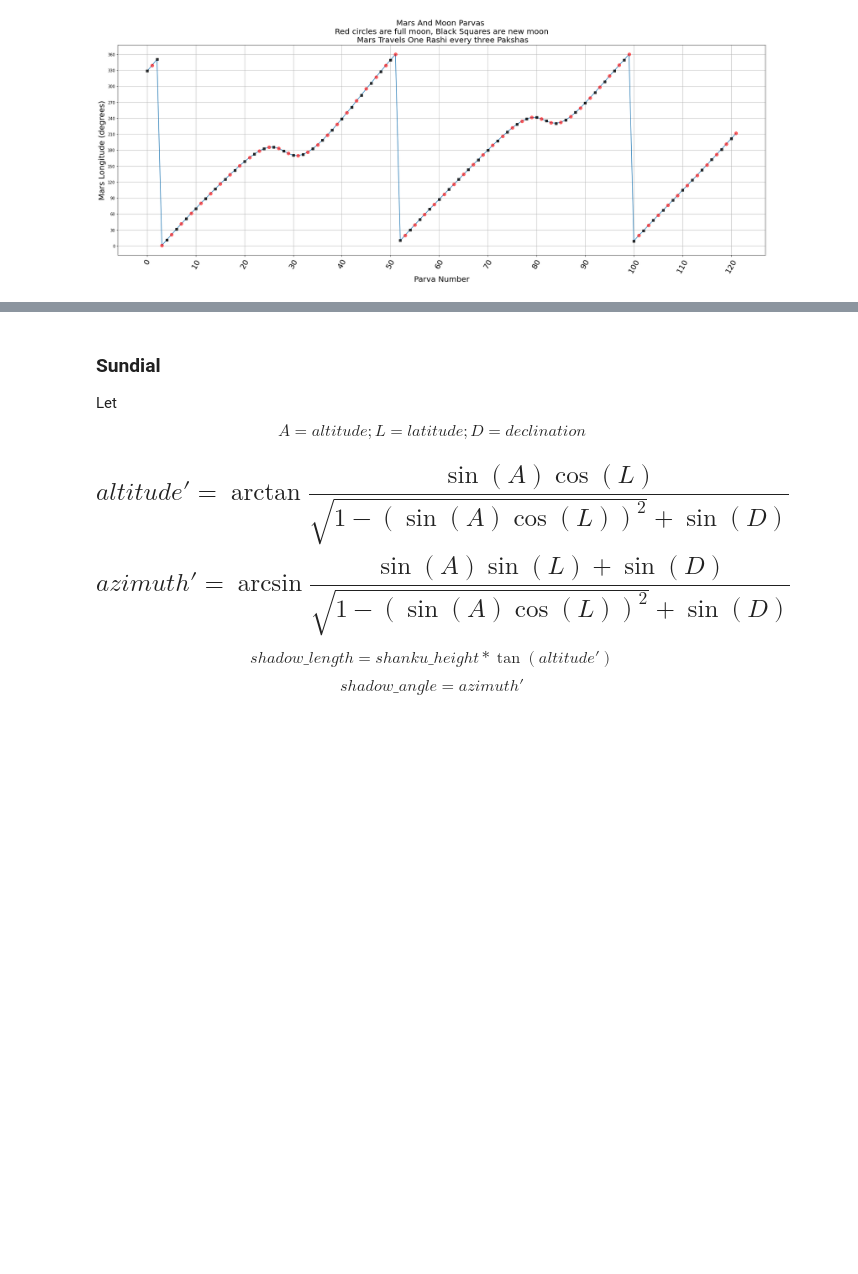
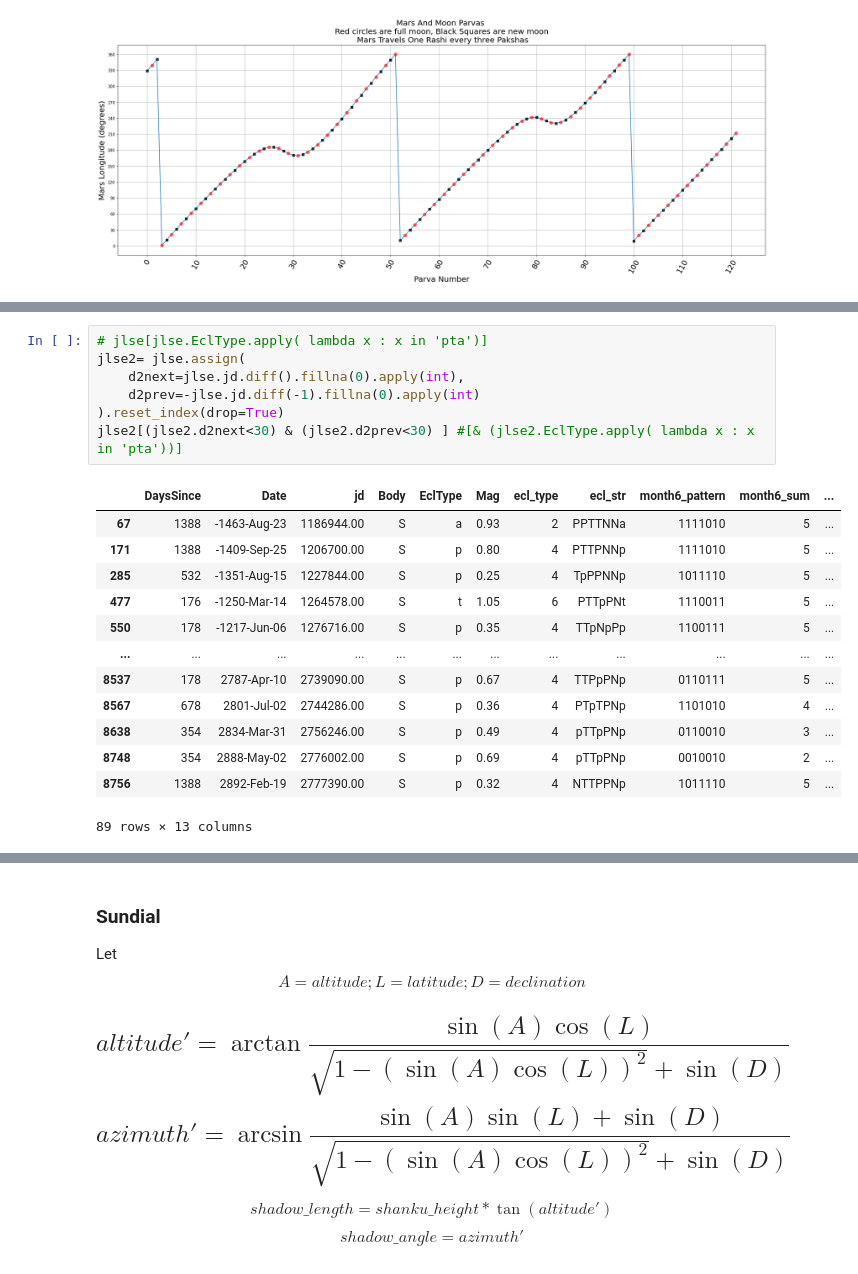
Before and after one commit to suchakr/cahc-utils, a Jupyter notebook: jyotisha/cahc_explore.ipynb, the cells around one changed output, grey strips where cells are left out. Cells and saved outputs as stored; diff of their text form; blank space fills up the shorter version.

```diff
--- a/jyotisha/cahc_explore.ipynb
+++ b/jyotisha/cahc_explore.ipynb
@@ -895,0 +1052,21 @@ ax.grid(True)
+# %%
+# jlse[jlse.EclType.apply( lambda x : x in 'pta')]
+jlse2= jlse.assign(
+    d2next=jlse.jd.diff().fillna(0).apply(int),
+    d2prev=-jlse.jd.diff(-1).fillna(0).apply(int)
+).reset_index(drop=True)
+jlse2[(jlse2.d2next<30) & (jlse2.d2prev<30) ] #[& (jlse2.EclType.apply( lambda x : x in 'pta'))]
+# %% [output]
+|  | DaysSince | Date | jd | Body | EclType | Mag | ecl_type | ecl_str | month6_pattern | month6_sum | ... |
+| 67 | 1388 | -1463-Aug-23 | 1186944.00 | S | a | 0.93 | 2 | PPTTNNa | 1111010 | 5 | ... |
+| 171 | 1388 | -1409-Sep-25 | 1206700.00 | S | p | 0.80 | 4 | PTTPNNp | 1111010 | 5 | ... |
+| 285 | 532 | -1351-Aug-15 | 1227844.00 | S | p | 0.25 | 4 | TpPPNNp | 1011110 | 5 | ... |
+| 477 | 176 | -1250-Mar-14 | 1264578.00 | S | t | 1.05 | 6 | PTTpPNt | 1110011 | 5 | ... |
+| 550 | 178 | -1217-Jun-06 | 1276716.00 | S | p | 0.35 | 4 | TTpNpPp | 1100111 | 5 | ... |
+| ... | ... | ... | ... | ... | ... | ... | ... | ... | ... | ... | ... |
+| 8537 | 178 | 2787-Apr-10 | 2739090.00 | S | p | 0.67 | 4 | TTPpPNp | 0110111 | 5 | ... |
+| 8567 | 678 | 2801-Jul-02 | 2744286.00 | S | p | 0.36 | 4 | PTpTPNp | 1101010 | 4 | ... |
+| 8638 | 354 | 2834-Mar-31 | 2756246.00 | S | p | 0.49 | 4 | pTTpPNp | 0110010 | 3 | ... |
+| 8748 | 354 | 2888-May-02 | 2776002.00 | S | p | 0.69 | 4 | pTTpPNp | 0010010 | 2 | ... |
+| 8756 | 1388 | 2892-Feb-19 | 2777390.00 | S | p | 0.32 | 4 | NTTPPNp | 1011110 | 5 | ... |
+89 rows × 13 columns
```
Also changed, not shown: parts of 10 cells of this notebook, 39 other files.
